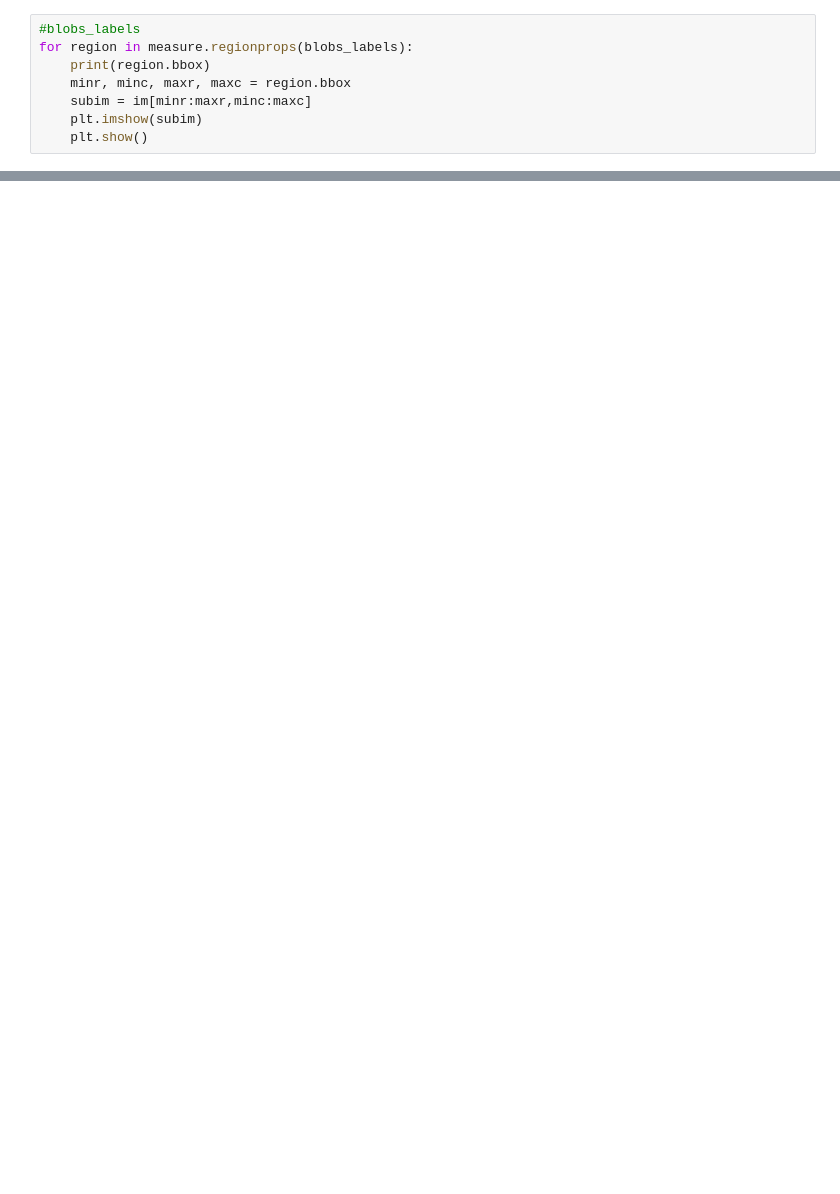
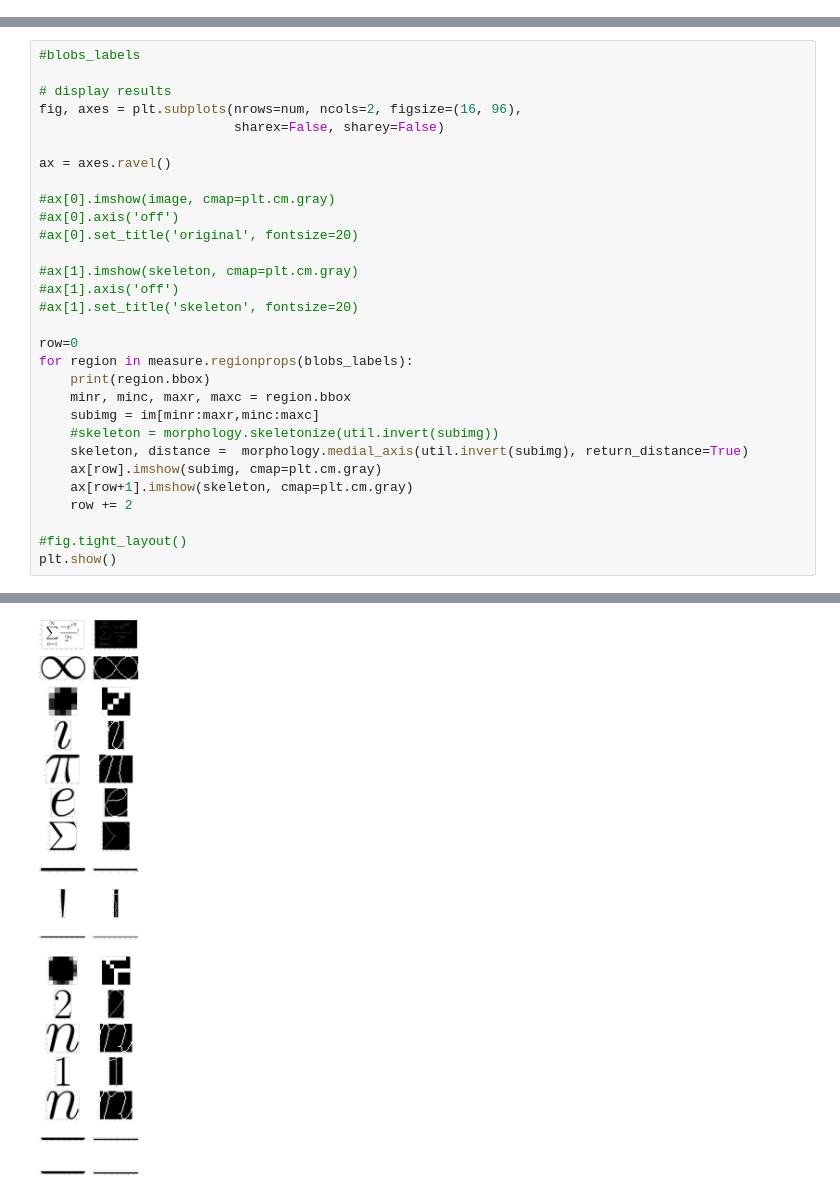
Before and after one commit to slottad/tex-musings, a Jupyter notebook: jupyter/LaTeX_Image_Segmentation.ipynb, the cells around one changed output, grey strips where cells are left out. Cells and saved outputs as stored; diff of their text form; blank space fills up the shorter version.

```diff
--- a/jupyter/LaTeX_Image_Segmentation.ipynb
+++ b/jupyter/LaTeX_Image_Segmentation.ipynb
@@ -77,8 +77,0 @@ plt.show()
-# %%
-#blobs_labels
-for region in measure.regionprops(blobs_labels):
-    print(region.bbox)
-    minr, minc, maxr, maxc = region.bbox
-    subim = im[minr:maxr,minc:maxc]
-    plt.imshow(subim)
-    plt.show()
@@ -98,0 +78,31 @@ for region in measure.regionprops(blobs_labels):
+# %%
+#blobs_labels
+
+# display results
+fig, axes = plt.subplots(nrows=num, ncols=2, figsize=(16, 96),
+                         sharex=False, sharey=False)
+
+ax = axes.ravel()
+
+#ax[0].imshow(image, cmap=plt.cm.gray)
+#ax[0].axis('off')
+#ax[0].set_title('original', fontsize=20)
+
+#ax[1].imshow(skeleton, cmap=plt.cm.gray)
+#ax[1].axis('off')
+#ax[1].set_title('skeleton', fontsize=20)
+
+row=0
+for region in measure.regionprops(blobs_labels):
+    print(region.bbox)
+    minr, minc, maxr, maxc = region.bbox
+    subimg = im[minr:maxr,minc:maxc]
+    #skeleton = morphology.skeletonize(util.invert(subimg))
+    skeleton, distance =  morphology.medial_axis(util.invert(subimg), return_distance=True)
+    ax[row].imshow(subimg, cmap=plt.cm.gray)
+    ax[row+1].imshow(skeleton, cmap=plt.cm.gray)
+    row += 2
+
+#fig.tight_layout()
+plt.show()
+# %% [output]
@@ -98,0 +126 @@ for region in measure.regionprops(blobs_labels):
+[figure, added]
```
Also changed, not shown: parts of 5 cells of this notebook.
